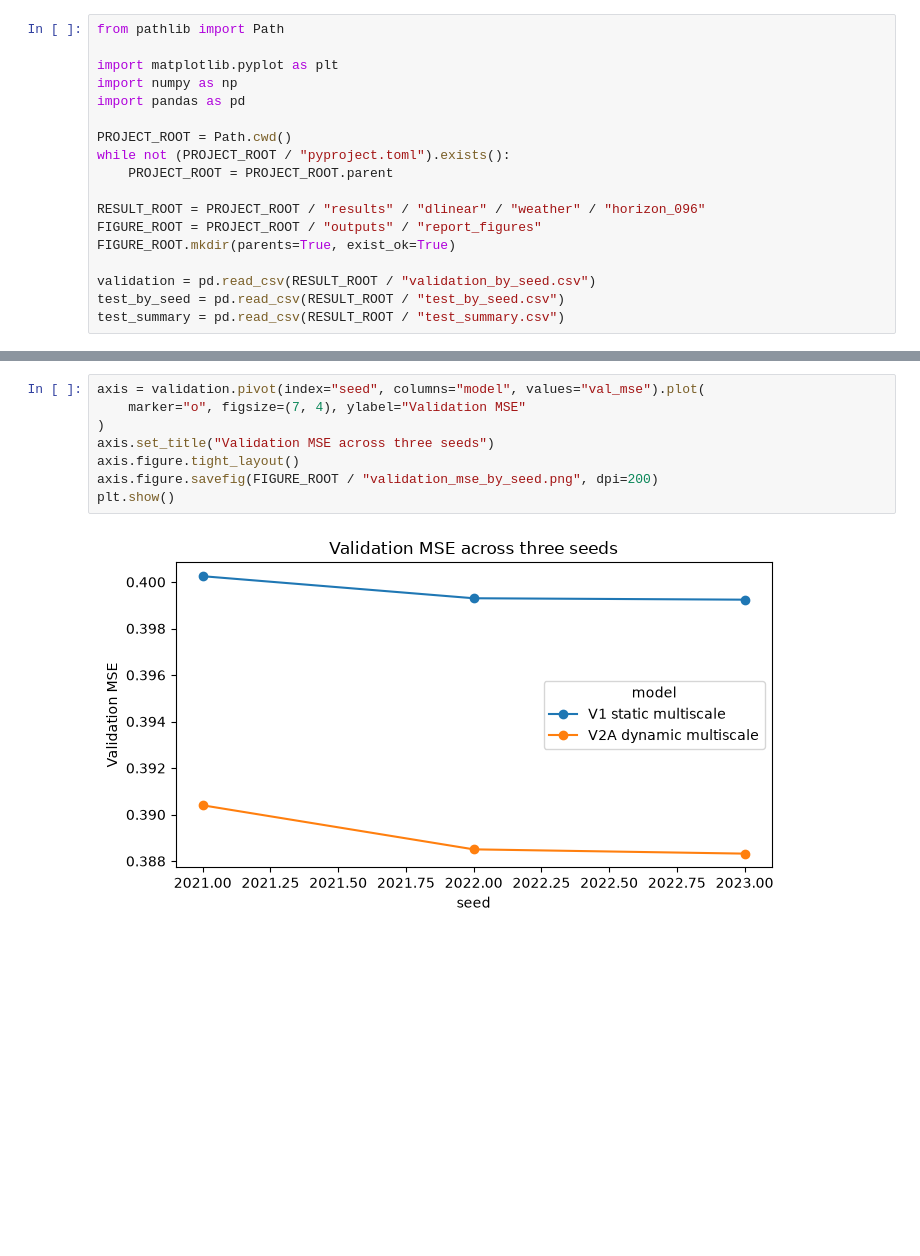
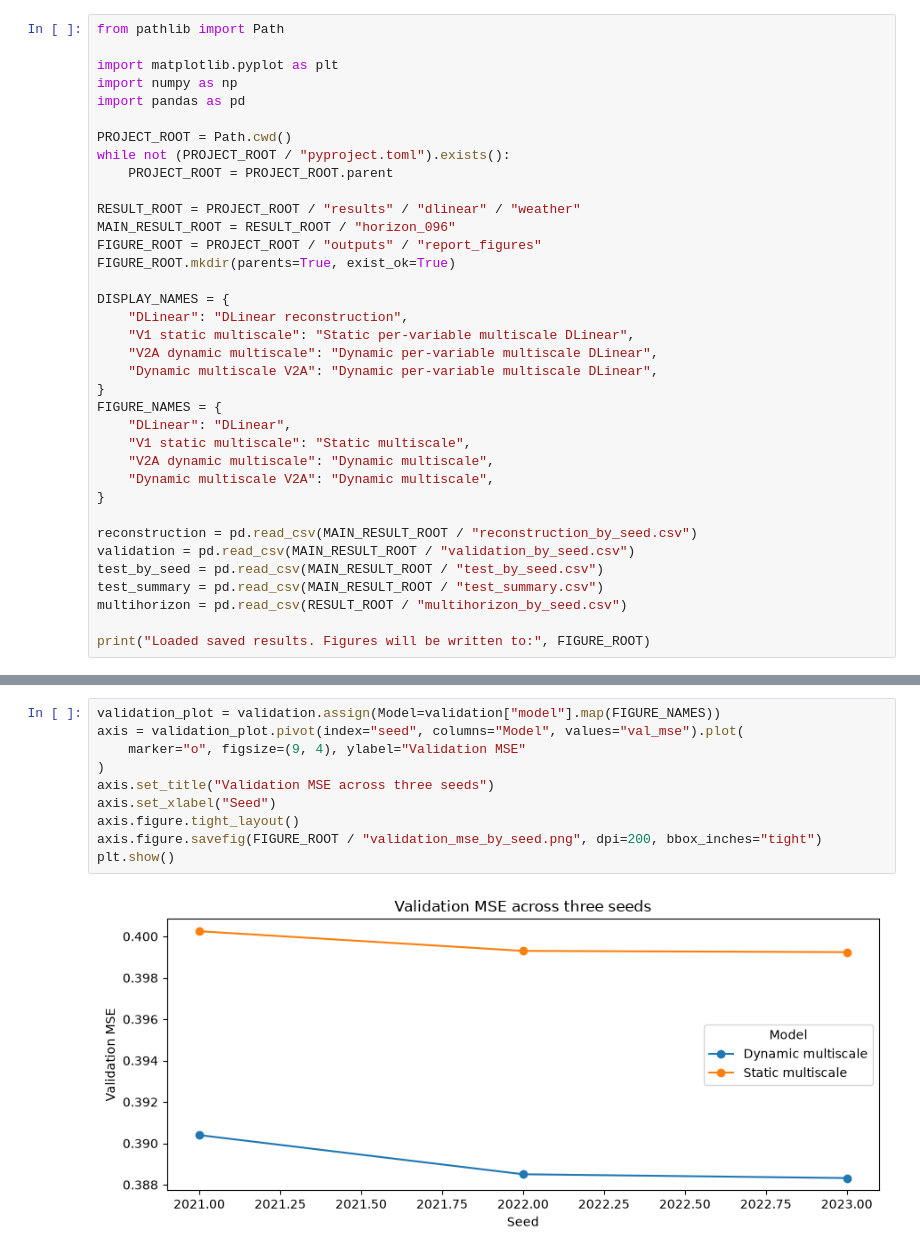
Before and after one commit to Etaiwi/long-horizon-time-series-forecasting, a Jupyter notebook: notebooks/04_results_and_figures.ipynb, the cells around one changed output, grey strips where cells are left out. Cells and saved outputs as stored; diff of their text form; blank space fills up the shorter version.

Commit message:
Finalize project notebooks and results narrative

```diff
--- a/notebooks/04_results_and_figures.ipynb
+++ b/notebooks/04_results_and_figures.ipynb
@@ -14,10 +17,28 @@ PROJECT_ROOT = Path.cwd()
 while not (PROJECT_ROOT / "pyproject.toml").exists():
     PROJECT_ROOT = PROJECT_ROOT.parent
 
-RESULT_ROOT = PROJECT_ROOT / "results" / "dlinear" / "weather" / "horizon_096"
+RESULT_ROOT = PROJECT_ROOT / "results" / "dlinear" / "weather"
+MAIN_RESULT_ROOT = RESULT_ROOT / "horizon_096"
 FIGURE_ROOT = PROJECT_ROOT / "outputs" / "report_figures"
 FIGURE_ROOT.mkdir(parents=True, exist_ok=True)
 
-validation = pd.read_csv(RESULT_ROOT / "validation_by_seed.csv")
-test_by_seed = pd.read_csv(RESULT_ROOT / "test_by_seed.csv")
-test_summary = pd.read_csv(RESULT_ROOT / "test_summary.csv")
+DISPLAY_NAMES = {
+    "DLinear": "DLinear reconstruction",
+    "V1 static multiscale": "Static per-variable multiscale DLinear",
+    "V2A dynamic multiscale": "Dynamic per-variable multiscale DLinear",
+    "Dynamic multiscale V2A": "Dynamic per-variable multiscale DLinear",
+}
+FIGURE_NAMES = {
+    "DLinear": "DLinear",
+    "V1 static multiscale": "Static multiscale",
+    "V2A dynamic multiscale": "Dynamic multiscale",
+    "Dynamic multiscale V2A": "Dynamic multiscale",
+}
+
+reconstruction = pd.read_csv(MAIN_RESULT_ROOT / "reconstruction_by_seed.csv")
+validation = pd.read_csv(MAIN_RESULT_ROOT / "validation_by_seed.csv")
+test_by_seed = pd.read_csv(MAIN_RESULT_ROOT / "test_by_seed.csv")
+test_summary = pd.read_csv(MAIN_RESULT_ROOT / "test_summary.csv")
+multihorizon = pd.read_csv(RESULT_ROOT / "multihorizon_by_seed.csv")
+
+print("Loaded saved results. Figures will be written to:", FIGURE_ROOT)
@@ -48,11 +144,13 @@ report_table
 # %%
-axis = validation.pivot(index="seed", columns="model", values="val_mse").plot(
-    marker="o", figsize=(7, 4), ylabel="Validation MSE"
+validation_plot = validation.assign(Model=validation["model"].map(FIGURE_NAMES))
+axis = validation_plot.pivot(index="seed", columns="Model", values="val_mse").plot(
+    marker="o", figsize=(9, 4), ylabel="Validation MSE"
 )
 axis.set_title("Validation MSE across three seeds")
+axis.set_xlabel("Seed")
 axis.figure.tight_layout()
-axis.figure.savefig(FIGURE_ROOT / "validation_mse_by_seed.png", dpi=200)
+axis.figure.savefig(FIGURE_ROOT / "validation_mse_by_seed.png", dpi=200, bbox_inches="tight")
 plt.show()
 # %% [output]
-[figure, old version]
+[figure, new version]
 # %% [markdown]
```
Also changed, not shown: parts of 23 cells of this notebook, 7 other files.
